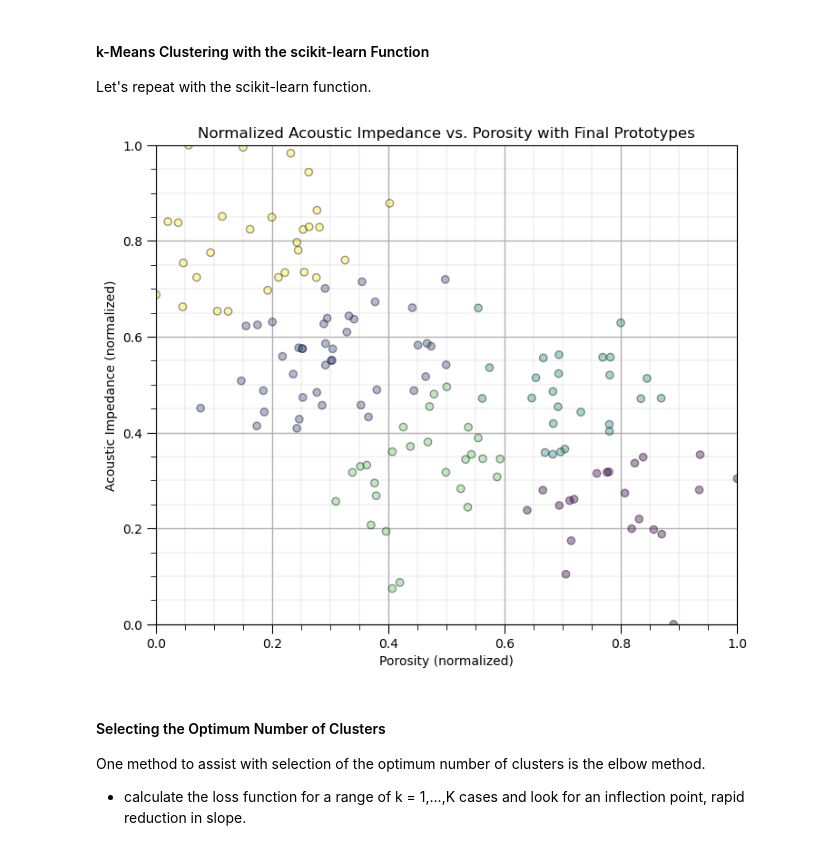
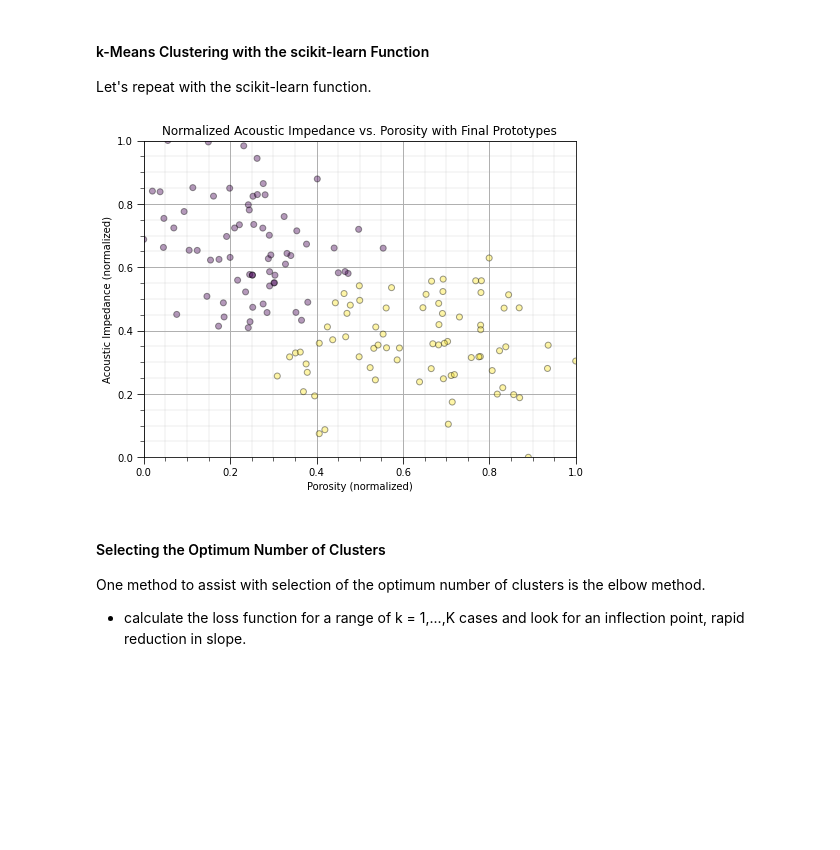
Before and after one commit to GeostatsGuy/MachineLearningDemos_Book, a Jupyter notebook: _sources/MachineLearning_clustering.ipynb, the cells around one changed output. Cells and saved outputs as stored; diff of their text form; code cells hidden in the pictures; blank space fills up the shorter version.

Commit message:
bug fixes in DBSCAN and spectral clustering workflows

```diff
--- a/_sources/MachineLearning_clustering.ipynb
+++ b/_sources/MachineLearning_clustering.ipynb
@@ -632,19 +632,19 @@ Let's repeat with the scikit-learn function.
 # %%
 from sklearn.cluster import KMeans                            # k-means clustering
 
-K = 5                                                         # number categories / clusters
+K = 2                                                         # number categories / clusters
 
 kmeans = KMeans(n_clusters=K, random_state=seed, n_init = 100).fit(df.loc[:,['Norm_Porosity','Norm_AI']]) # k-means clustering
 df['kMeans'] = kmeans.labels_ + 1
 
 plt.subplot(111)                                              # plot the training data and K prototypes
 plt.scatter(df_subset['Norm_Porosity'], df['Norm_AI'], c=df['kMeans'], alpha = 0.4, linewidths=1.0, edgecolors="black")
 plt.title('Normalized Acoustic Impedance vs. Porosity with Final Prototypes'); plt.xlabel('Porosity (normalized)')
 plt.ylabel('Acoustic Impedance (normalized)')
 plt.xlim([0, 1]); plt.ylim([0, 1]); add_grid()
 plt.subplots_adjust(left=0.0, bottom=0.0, right=1.0, top=1.1, wspace=0.2, hspace=0.2)
 # %% [output]
-[figure, old version]
+[figure, new version]
 # %% [markdown]
 #### Selecting the Optimum Number of Clusters
 
```
Also changed, not shown: parts of 6 cells of this notebook, 14 other files.
